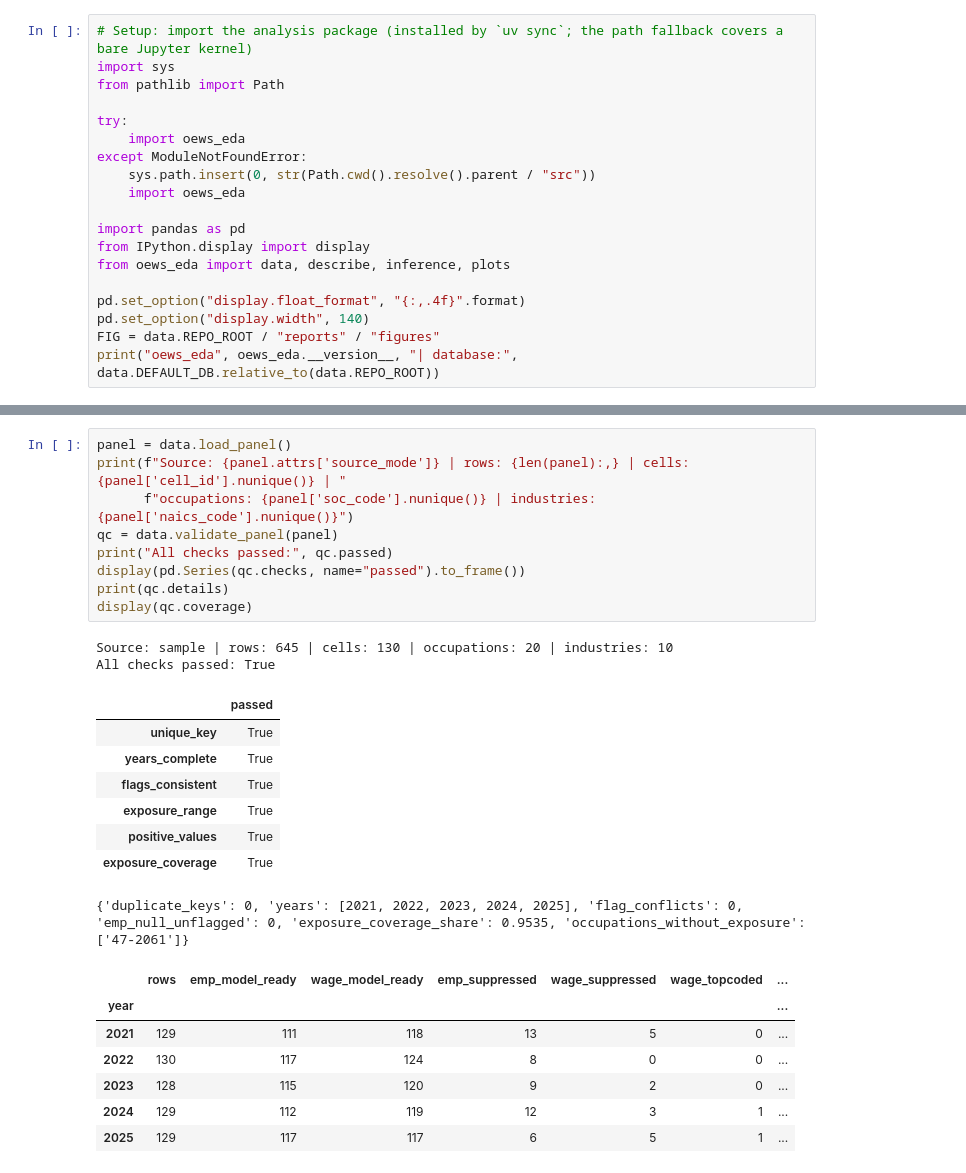
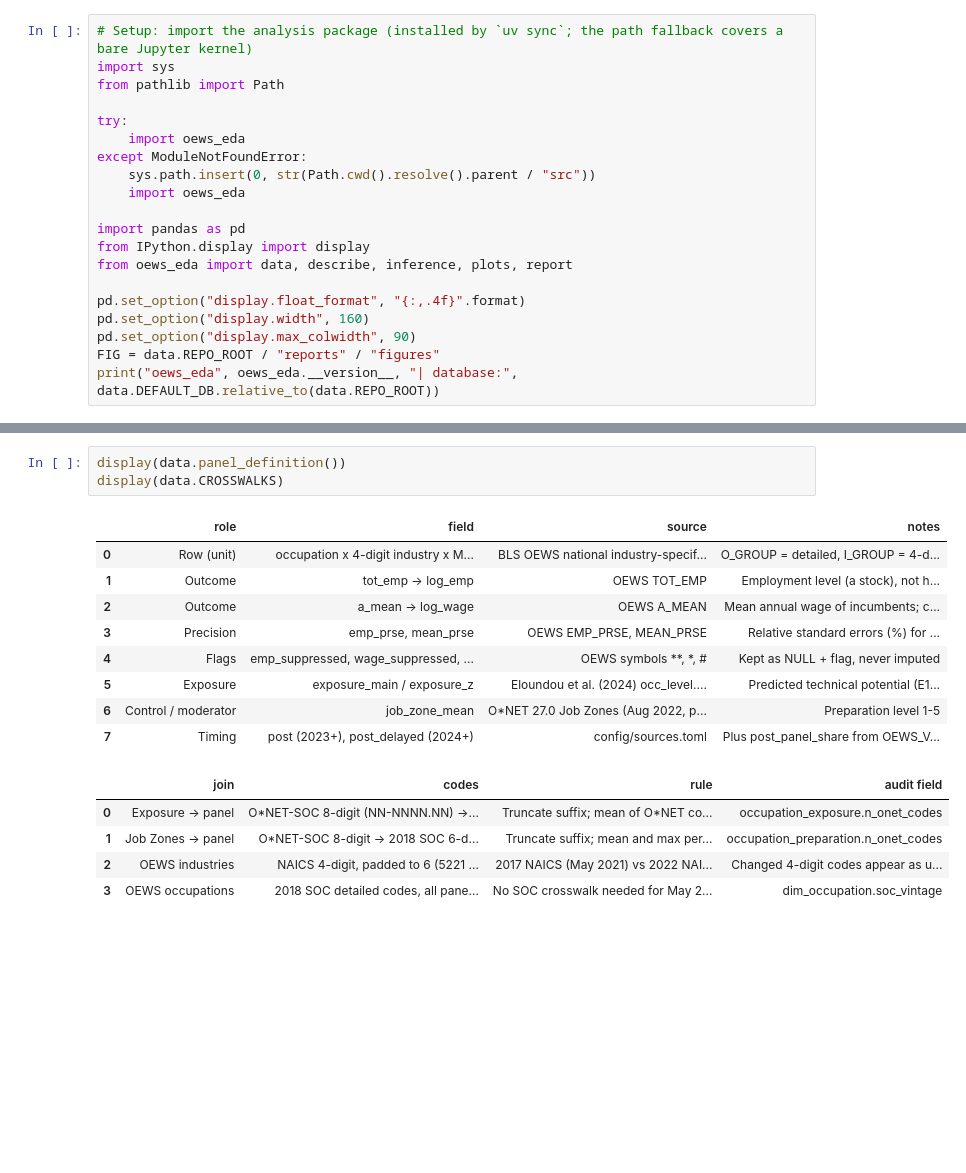
Before and after one commit to migfergu/ba-portfolio--practice-, a Jupyter notebook: notebooks/02_eda.ipynb, the cells around one changed output, grey strips where cells are left out. Saved outputs shown, nothing was run; the diff lists cells and outputs as text; blank space fills up the shorter version.

```diff
--- a/notebooks/02_eda.ipynb
+++ b/notebooks/02_eda.ipynb
@@ -22,10 +31,11 @@ except ModuleNotFoundError:
 
 import pandas as pd
 from IPython.display import display
-from oews_eda import data, describe, inference, plots
+from oews_eda import data, describe, inference, plots, report
 
 pd.set_option("display.float_format", "{:,.4f}".format)
-pd.set_option("display.width", 140)
+pd.set_option("display.width", 160)
+pd.set_option("display.max_colwidth", 90)
 FIG = data.REPO_ROOT / "reports" / "figures"
 print("oews_eda", oews_eda.__version__, "| database:", data.DEFAULT_DB.relative_to(data.REPO_ROOT))
 # %% [output]
@@ -37,27 +47,18 @@ oews_eda 0.1.0 | database: data/processed/oews_genai.db
 # %%
-panel = data.load_panel()
-print(f"Source: {panel.attrs['source_mode']} | rows: {len(panel):,} | cells: {panel['cell_id'].nunique()} | "
-      f"occupations: {panel['soc_code'].nunique()} | industries: {panel['naics_code'].nunique()}")
-qc = data.validate_panel(panel)
-print("All checks passed:", qc.passed)
-display(pd.Series(qc.checks, name="passed").to_frame())
-print(qc.details)
-display(qc.coverage)
+display(data.panel_definition())
+display(data.CROSSWALKS)
 # %% [output]
-Source: sample | rows: 645 | cells: 130 | occupations: 20 | industries: 10
-All checks passed: True
-|  | passed |
-| unique_key | True |
-| years_complete | True |
-| flags_consistent | True |
-| exposure_range | True |
-| positive_values | True |
-| exposure_coverage | True |
+|  | role | field | source | notes |
+| 0 | Row (unit) | occupation x 4-digit industry x M... | BLS OEWS national industry-specif... | O_GROUP = detailed, I_GROUP = 4-d... |
+| 1 | Outcome | tot_emp -> log_emp | OEWS TOT_EMP | Employment level (a stock), not h... |
+| 2 | Outcome | a_mean -> log_wage | OEWS A_MEAN | Mean annual wage of incumbents; c... |
+| 3 | Precision | emp_prse, mean_prse | OEWS EMP_PRSE, MEAN_PRSE | Relative standard errors (%) for ... |
+| 4 | Flags | emp_suppressed, wage_suppressed, ... | OEWS symbols **, *, # | Kept as NULL + flag, never imputed |
+| 5 | Exposure | exposure_main / exposure_z | Eloundou et al. (2024) occ_level.... | Predicted technical potential (E1... |
+| 6 | Control / moderator | job_zone_mean | O*NET 27.0 Job Zones (Aug 2022, p... | Preparation level 1-5 |
+| 7 | Timing | post (2023+), post_delayed (2024+) | config/sources.toml | Plus post_panel_share from OEWS_V... |
-{'duplicate_keys': 0, 'years': [2021, 2022, 2023, 2024, 2025], 'flag_conflicts': 0, 'emp_null_unflagged': 0, 'exposure_coverage_share': 0.9535, 'occupations_without_exposure': ['47-2061']}
-|  | rows | emp_model_ready | wage_model_ready | emp_suppressed | wage_suppressed | wage_topcoded | ... |
-| year |  |  |  |  |  |  | ... |
-| 2021 | 129 | 111 | 118 | 13 | 5 | 0 | ... |
-| 2022 | 130 | 117 | 124 | 8 | 0 | 0 | ... |
-| 2023 | 128 | 115 | 120 | 9 | 2 | 0 | ... |
-| 2024 | 129 | 112 | 119 | 12 | 3 | 1 | ... |
-| 2025 | 129 | 117 | 117 | 6 | 5 | 1 | ... |
+|  | join | codes | rule | audit field |
+| 0 | Exposure -> panel | O*NET-SOC 8-digit (NN-NNNN.NN) ->... | Truncate suffix; mean of O*NET co... | occupation_exposure.n_onet_codes |
+| 1 | Job Zones -> panel | O*NET-SOC 8-digit -> 2018 SOC 6-d... | Truncate suffix; mean and max per... | occupation_preparation.n_onet_codes |
+| 2 | OEWS industries | NAICS 4-digit, padded to 6 (5221 ... | 2017 NAICS (May 2021) vs 2022 NAI... | Changed 4-digit codes appear as u... |
+| 3 | OEWS occupations | 2018 SOC detailed codes, all pane... | No SOC crosswalk needed for May 2... | dim_occupation.soc_vintage |
```
Also changed, not shown: parts of 57 cells of this notebook, 33 other files.
